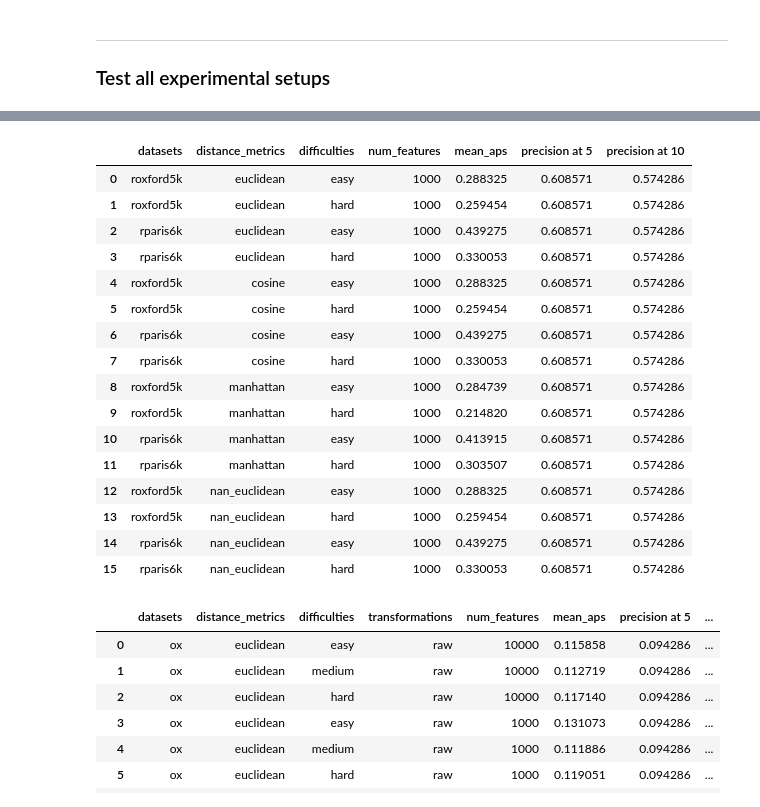
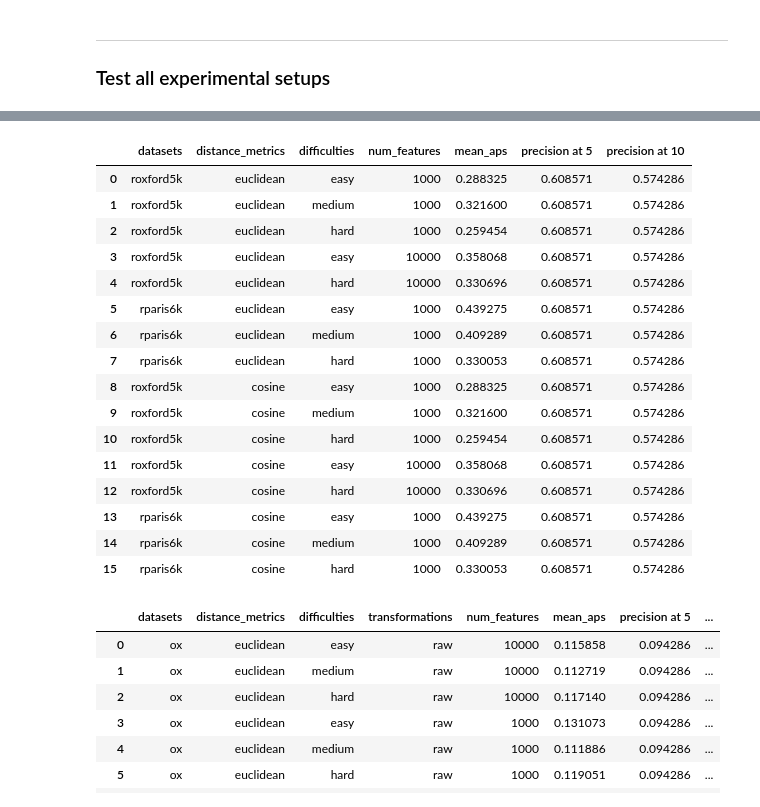
Before and after one commit to S-Arbor/Image-Retrieval-Project, a Jupyter notebook: 2. Revised Data Analysis/revised_sift_evaluator.ipynb, the cells around one changed output, grey strips where cells are left out. Drawn from its saved outputs; the diff is of its cells as text; code cells hidden in the pictures.

Commit message:
Got basic sift features working

```diff
--- a/2. Revised Data Analysis/revised_sift_evaluator.ipynb
+++ b/2. Revised Data Analysis/revised_sift_evaluator.ipynb
@@ -401,6 +262,4 @@ ____
 ### Test all experimental setups
 # %%
 test_distance_metrics = {"euclidean" : sklearn.metrics.pairwise.euclidean_distances,
-           "cosine" : sklearn.metrics.pairwise.cosine_distances,
-           "manhattan" :sklearn.metrics.pairwise.manhattan_distances,
-           "nan_euclidean" : sklearn.metrics.pairwise.nan_euclidean_distances}
+           "cosine" : sklearn.metrics.pairwise.cosine_distances}
@@ -440,31 +273,34 @@ for (metric_name, metric_function) in test_distance_metrics.items():
     #for (transformation_name, transformation_data) in full_data.items():
         for (dataset_name, dataset) in sift_raw.items(): #transformation_data.items():
             for (num_features, num_features_data) in dataset.items():
-                for difficulty in ["easy", "hard"]:
-                    print(difficulty)
-                    print(dataset_name)
-                    print(num_features)
-                    #print(transformation_name)
-                    train = num_features_data[difficulty]
-                    test = num_features_data["query" + difficulty[0]]
+                for difficulty in ["easy", "medium", "hard"]:
+                    try:
+                        print(difficulty)
+                        print(dataset_name)
+                        print(num_features)
+                        #print(transformation_name)
+                        train = num_features_data[difficulty]
+                        test = num_features_data["query" + difficulty[0]]
 
-                    (mean_ap, p_at_k) = compute_metrics(train_features = train,
-                                                test_features = test,
-                                                train_names = names[dataset_name][difficulty],
-                                                test_names = names[dataset_name]["query" + difficulty[0]],
-                                                query_function=basic_query,
-                                                metric_function = metric_function,
-                                                k_values=k_vals)
+                        (mean_ap, p_at_k) = compute_metrics(train_features = train,
+                                                    test_features = test,
+                                                    train_names = names[dataset_name][difficulty],
+                                                    test_names = names[dataset_name]["query" + difficulty[0]],
+                                                    query_function=basic_query,
+                                                    metric_function = metric_function,
+                                                    k_values=k_vals)
 
 
-                    results['distance_metrics'].append(metric_name)
-                    results["datasets"].append(dataset_name)
-                    #results['transformations'].append(transformation_name)
-                    results['num_features'].append(num_features)
-                    results['mean_aps'].append(mean_ap)
-                    results['difficulties'].append(difficulty)
-                    for (k, p_at_k) in p_at_k.items():
-                        results["precision at {}".format(k)] = p_at_k
+                        results['distance_metrics'].append(metric_name)
+                        results["datasets"].append(dataset_name)
+                        #results['transformations'].append(transformation_name)
+                        results['num_features'].append(num_features)
+                        results['mean_aps'].append(mean_ap)
+                        results['difficulties'].append(difficulty)
+                        for (k, p_at_k) in p_at_k.items():
+                            results["precision at {}".format(k)] = p_at_k
+                    except KeyError:
+                        pass
 
 
 results_df = pd.DataFrame(results)
@@ -490,20 +326,20 @@ rparis6k
 |  | datasets | distance_metrics | difficulties | num_features | mean_aps | precision at 5 | precision at 10 |
 | 0 | roxford5k | euclidean | easy | 1000 | 0.288325 | 0.608571 | 0.574286 |
-| 1 | roxford5k | euclidean | hard | 1000 | 0.259454 | 0.608571 | 0.574286 |
-| 2 | rparis6k | euclidean | easy | 1000 | 0.439275 | 0.608571 | 0.574286 |
-| 3 | rparis6k | euclidean | hard | 1000 | 0.330053 | 0.608571 | 0.574286 |
-| 4 | roxford5k | cosine | easy | 1000 | 0.288325 | 0.608571 | 0.574286 |
-| 5 | roxford5k | cosine | hard | 1000 | 0.259454 | 0.608571 | 0.574286 |
-| 6 | rparis6k | cosine | easy | 1000 | 0.439275 | 0.608571 | 0.574286 |
-| 7 | rparis6k | cosine | hard | 1000 | 0.330053 | 0.608571 | 0.574286 |
-| 8 | roxford5k | manhattan | easy | 1000 | 0.284739 | 0.608571 | 0.574286 |
-| 9 | roxford5k | manhattan | hard | 1000 | 0.214820 | 0.608571 | 0.574286 |
-| 10 | rparis6k | manhattan | easy | 1000 | 0.413915 | 0.608571 | 0.574286 |
-| 11 | rparis6k | manhattan | hard | 1000 | 0.303507 | 0.608571 | 0.574286 |
-| 12 | roxford5k | nan_euclidean | easy | 1000 | 0.288325 | 0.608571 | 0.574286 |
-| 13 | roxford5k | nan_euclidean | hard | 1000 | 0.259454 | 0.608571 | 0.574286 |
-| 14 | rparis6k | nan_euclidean | easy | 1000 | 0.439275 | 0.608571 | 0.574286 |
-| 15 | rparis6k | nan_euclidean | hard | 1000 | 0.330053 | 0.608571 | 0.574286 |
+| 1 | roxford5k | euclidean | medium | 1000 | 0.321600 | 0.608571 | 0.574286 |
+| 2 | roxford5k | euclidean | hard | 1000 | 0.259454 | 0.608571 | 0.574286 |
+| 3 | roxford5k | euclidean | easy | 10000 | 0.358068 | 0.608571 | 0.574286 |
+| 4 | roxford5k | euclidean | hard | 10000 | 0.330696 | 0.608571 | 0.574286 |
+| 5 | rparis6k | euclidean | easy | 1000 | 0.439275 | 0.608571 | 0.574286 |
+| 6 | rparis6k | euclidean | medium | 1000 | 0.409289 | 0.608571 | 0.574286 |
+| 7 | rparis6k | euclidean | hard | 1000 | 0.330053 | 0.608571 | 0.574286 |
+| 8 | roxford5k | cosine | easy | 1000 | 0.288325 | 0.608571 | 0.574286 |
+| 9 | roxford5k | cosine | medium | 1000 | 0.321600 | 0.608571 | 0.574286 |
+| 10 | roxford5k | cosine | hard | 1000 | 0.259454 | 0.608571 | 0.574286 |
+| 11 | roxford5k | cosine | easy | 10000 | 0.358068 | 0.608571 | 0.574286 |
+| 12 | roxford5k | cosine | hard | 10000 | 0.330696 | 0.608571 | 0.574286 |
+| 13 | rparis6k | cosine | easy | 1000 | 0.439275 | 0.608571 | 0.574286 |
+| 14 | rparis6k | cosine | medium | 1000 | 0.409289 | 0.608571 | 0.574286 |
+| 15 | rparis6k | cosine | hard | 1000 | 0.330053 | 0.608571 | 0.574286 |
 # %%
 pd.set_option('display.max_rows', 500)
 results_df
```
Also changed, not shown: parts of 11 cells of this notebook, 2 other files.
